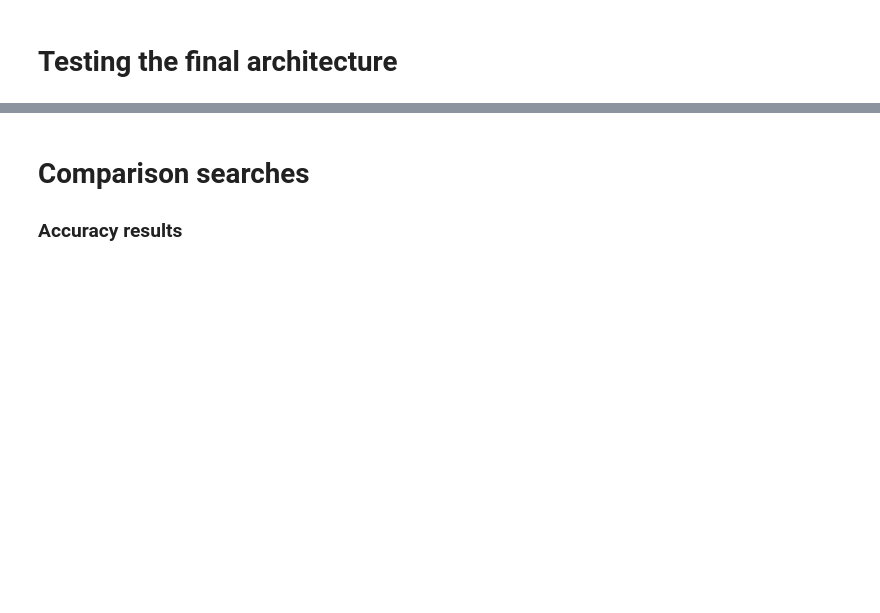
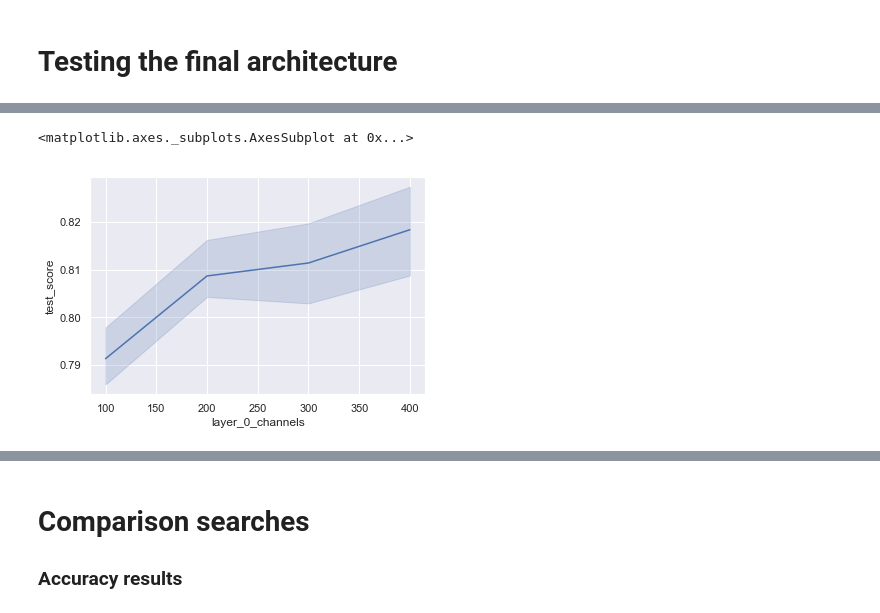
Before and after one commit to alexandrethm/S3R, a Jupyter notebook: jupyter_nb/results_analysis.ipynb, the cells around one changed output, grey strips where cells are left out. Drawn from its saved outputs; the diff is of its cells as text; code cells hidden in the pictures; blank space fills up the shorter version.

```diff
--- a/jupyter_nb/results_analysis.ipynb
+++ b/jupyter_nb/results_analysis.ipynb
@@ -336,0 +355,6 @@ cm = np.array([[55,  1,  0,  2,  0,  0,  0,  0,  0,  0,  0,  0,  0,  0],
+# %%
+# with 3 layers, see how much channels per layer does the TCN need
+sns.lineplot(x='layer_0_channels', y='test_score', data=df[df.nb_layers==4])
+# %% [output]
+<matplotlib.axes._subplots.AxesSubplot at 0x...>
+[figure, added]
```
Also changed, not shown: parts of 5 cells of this notebook, 32 other files.
